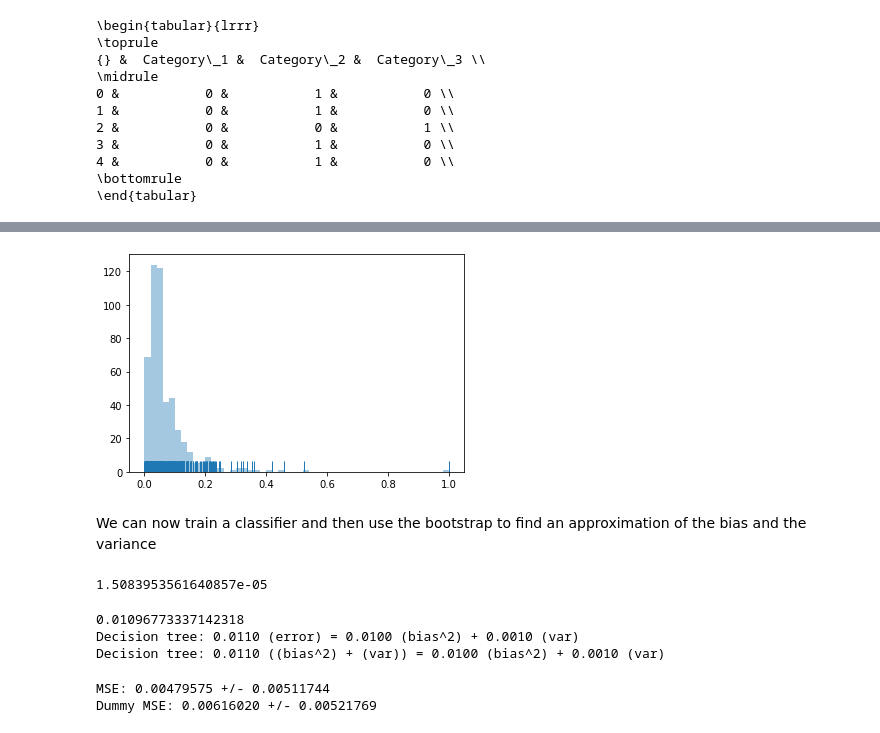
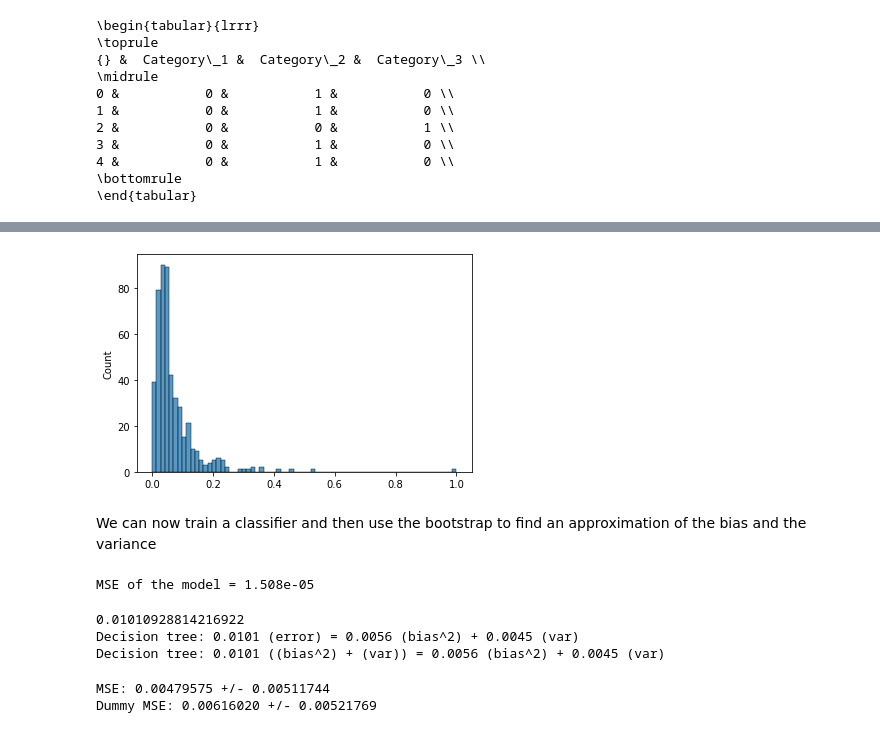
Before and after one commit to superchromat/CE888, a Jupyter notebook: lab3/facebook_regression.ipynb, the cells around one changed output, grey strips where cells are left out. Drawn from its saved outputs; the diff is of its cells as text; code cells hidden in the pictures.

```diff
--- a/lab3/facebook_regression.ipynb
+++ b/lab3/facebook_regression.ipynb
@@ -131,15 +130,6 @@ cat_features = ["Category", "Type", "Paid"]
 X_df = pd.get_dummies(X_df, columns=cat_features)
 
 print(X_df.head()[["Category_1", "Category_2", "Category_3"]].to_latex())
-
-X = X_df.values
-y = y_df.values.T[0]
-
-y = (y-y.min())/(y.max() - y.min())
-
-y_df['id'] = range(1, len(df) + 1)
-
-#y_df.head()
 # %% [output]
 \begin{tabular}{lrrr}
 \toprule
@@ -169,23 +157,20 @@ sns_plot = sns.jointplot(x="Lifetime Post Consumers", y="like", data=y_df, ratio
 # %%
-sns_plot = sns.distplot(y, kde=False, rug=True)
-
-# sns_plot.savefig("histogram_lpc.png",bbox_inches='tight')
+sns_plot = sns.histplot(y, kde=False)
 # sns_plot.savefig("histogram_lpc.pdf",bbox_inches='tight')
 # %% [output]
-[figure, old version]
+[figure, new version]
 # %% [markdown]
 We can now train a classifier and then use the bootstrap to find an approximation of the bias and the variance
 # %%
 X = X_df.values
 y = y_df.values.T[0]
-y = (y - y.min())/(y.max() - y.min())
+y = (y - y.min())/(y.max() - y.min())  # standardise the target variable
 
 clf = DecisionTreeRegressor()
 clf.fit(X, y)
-
-print(mse(y, clf.predict(X)))
+print("MSE of the model = %1.4g" % mse(y, clf.predict(X)))
 # %% [output]
-1.5083953561640857e-05
+MSE of the model = 1.508e-05
 # %%
 n_test = 100
 n_repeat = 1000
@@ -218,21 +197,20 @@ for i in range(n_repeat):
 # %%
-y_bias = (y - np.mean(y_predicts, axis=0)) **2
-y_error = ((y - y_predicts) **2).mean()
-y_var = np.var(y_predicts, axis=0, ddof = 1)
+y_bias = (y - np.nanmean(y_predicts, axis=0)) **2
+y_error = np.nanmean((y - y_predicts) **2, axis=0)#.mean()
+y_var = np.nanvar(y_predicts, axis=0, ddof = 1)
 
-
-print(np.mean(y_bias) +  np.mean(y_var))
+print(np.nanmean(y_bias) +  np.nanmean(y_var))
 
 clf_type = "Decision tree"
 print("{0}: {1:.4f} (error) = {2:.4f} (bias^2) "
-          "+ {3:.4f} (var)".format(clf_type, np.mean(y_error), np.mean(y_bias), np.mean(y_var)))
+          "+ {3:.4f} (var)".format(clf_type, np.nanmean(y_error), np.nanmean(y_bias), np.nanmean(y_var)))
 
 print("{0}: {1:.4f} ((bias^2) + (var)) = {2:.4f} (bias^2) "
           "+ {3:.4f} (var)".format(clf_type, np.mean(y_bias) + np.mean(y_var), np.mean(y_bias), np.mean(y_var)))
 # %% [output]
-0.01096773337142318
-Decision tree: 0.0110 (error) = 0.0100 (bias^2) + 0.0010 (var)
-Decision tree: 0.0110 ((bias^2) + (var)) = 0.0100 (bias^2) + 0.0010 (var)
+0.01010928814216922
+Decision tree: 0.0101 (error) = 0.0056 (bias^2) + 0.0045 (var)
+Decision tree: 0.0101 ((bias^2) + (var)) = 0.0056 (bias^2) + 0.0045 (var)
 # %%
 #clf = RandomForestRegressor(n_estimators=1000,max_depth=2)
 clf = BayesianRidge(normalize=True)
```
Also changed, not shown: parts of 10 cells of this notebook.
